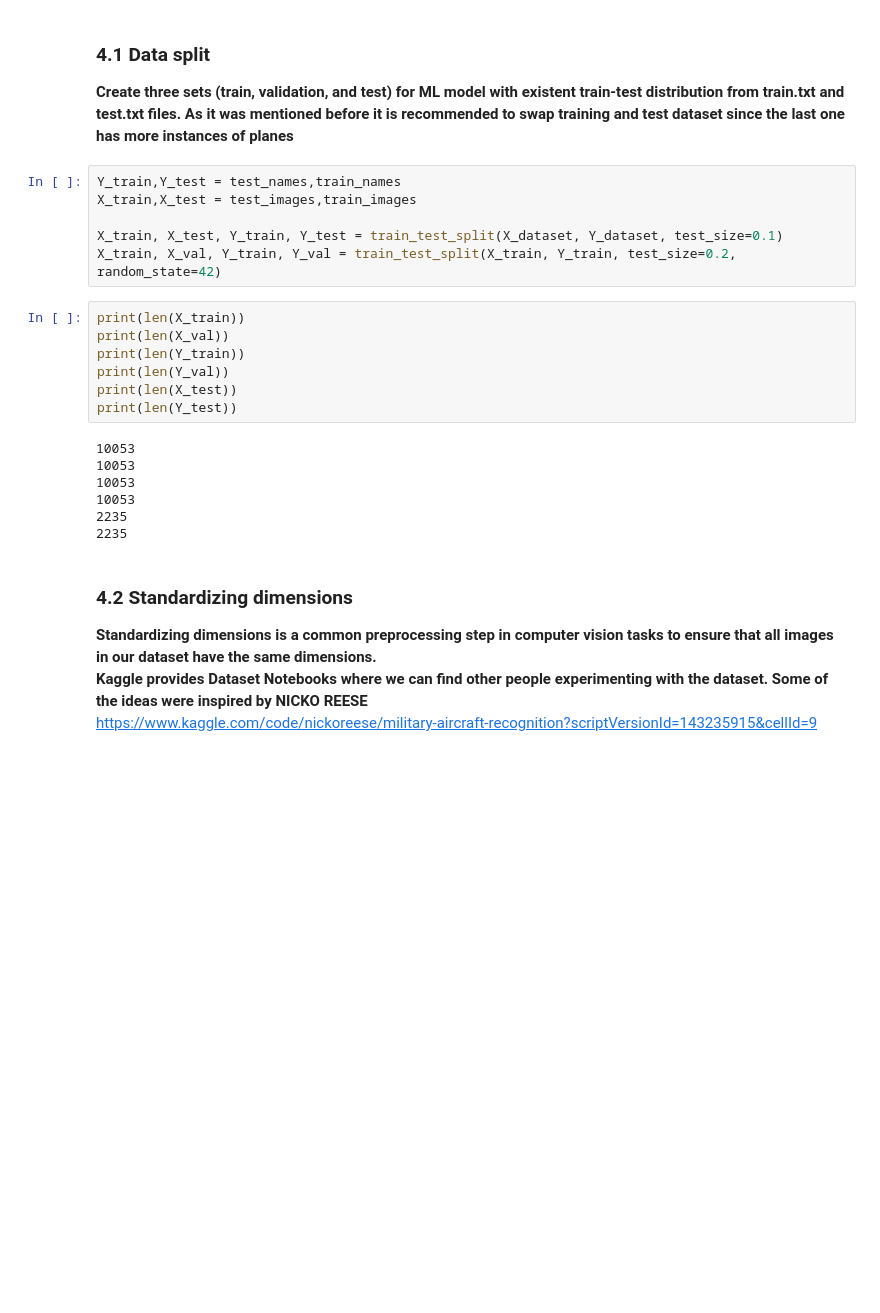
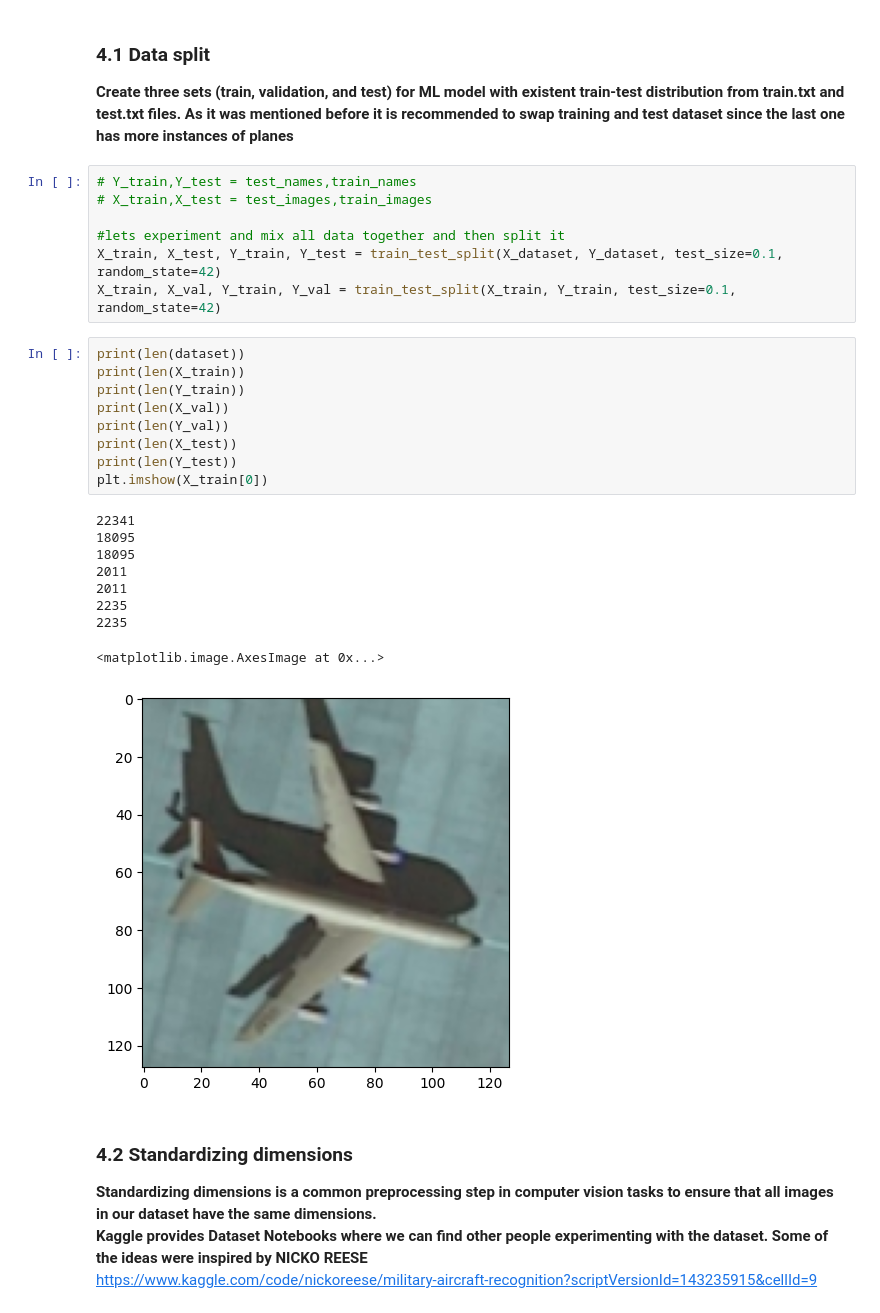
Before and after one commit to TimofiyJ/ML_Aircraft, a Jupyter notebook: main.ipynb, the cells around one changed output. Cells and saved outputs as stored; diff of their text form; blank space fills up the shorter version.

```diff
--- a/main.ipynb
+++ b/main.ipynb
@@ -429,25 +429,31 @@ plt.show()
 ### 4.1 Data split
 **Create three sets (train, validation, and test) for ML model with existent train-test distribution from train.txt and test.txt files. As it was mentioned before it is recommended to swap training and test dataset since the last one has more instances of planes**
 # %%
-Y_train,Y_test = test_names,train_names
-X_train,X_test = test_images,train_images
+# Y_train,Y_test = test_names,train_names
+# X_train,X_test = test_images,train_images
 
-X_train, X_test, Y_train, Y_test = train_test_split(X_dataset, Y_dataset, test_size=0.1)
-X_train, X_val, Y_train, Y_val = train_test_split(X_train, Y_train, test_size=0.2, random_state=42)
+#lets experiment and mix all data together and then split it
+X_train, X_test, Y_train, Y_test = train_test_split(X_dataset, Y_dataset, test_size=0.1, random_state=42)
+X_train, X_val, Y_train, Y_val = train_test_split(X_train, Y_train, test_size=0.1, random_state=42)
 # %%
+print(len(dataset))
 print(len(X_train))
+print(len(Y_train))
 print(len(X_val))
-print(len(Y_train))
 print(len(Y_val))
 print(len(X_test))
 print(len(Y_test))
+plt.imshow(X_train[0])
 # %% [output]
-10053
-10053
-10053
-10053
+22341
+18095
+18095
+2011
+2011
 2235
 2235
+<matplotlib.image.AxesImage at 0x...>
+[figure, added]
 # %% [markdown]
 ### 4.2 Standardizing dimensions
 **Standardizing dimensions is a common preprocessing step in computer vision tasks to ensure that all images in our dataset have the same dimensions.**
```
Also changed, not shown: parts of 10 cells of this notebook.
